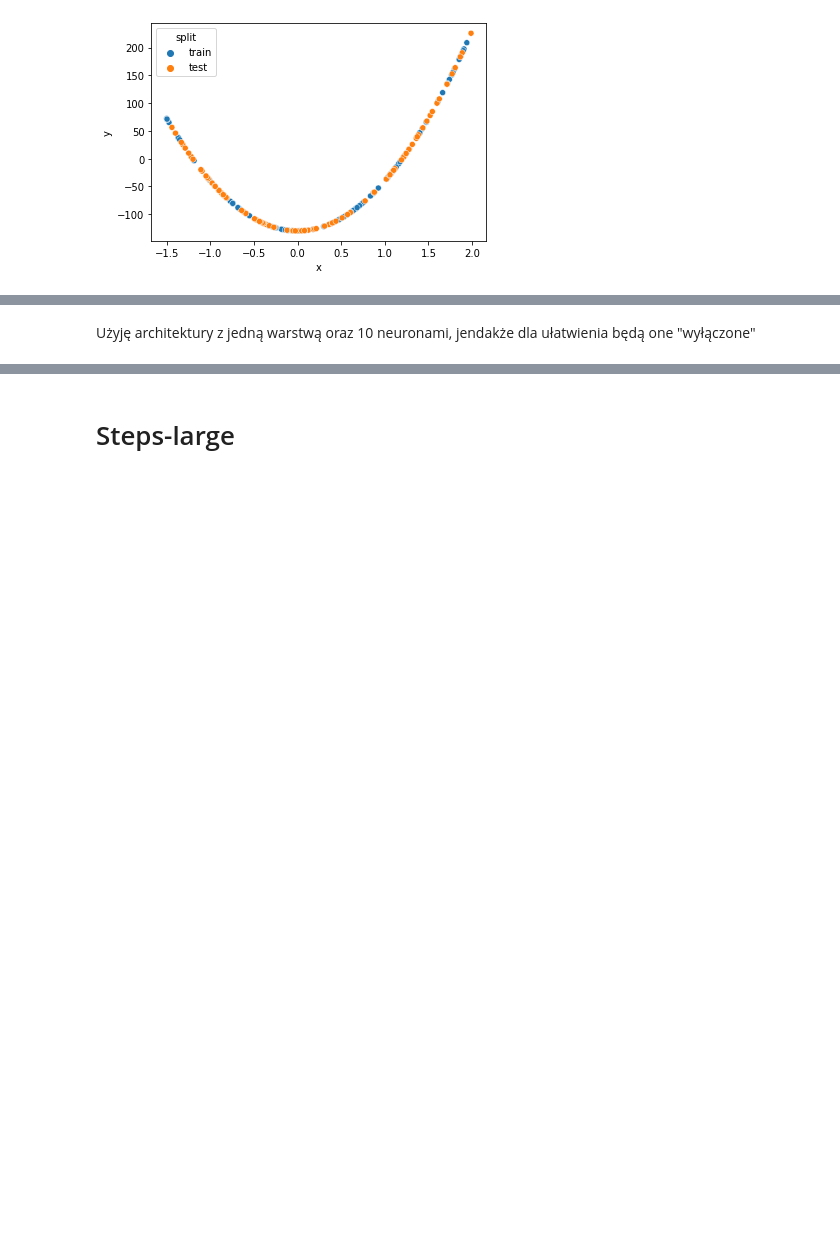
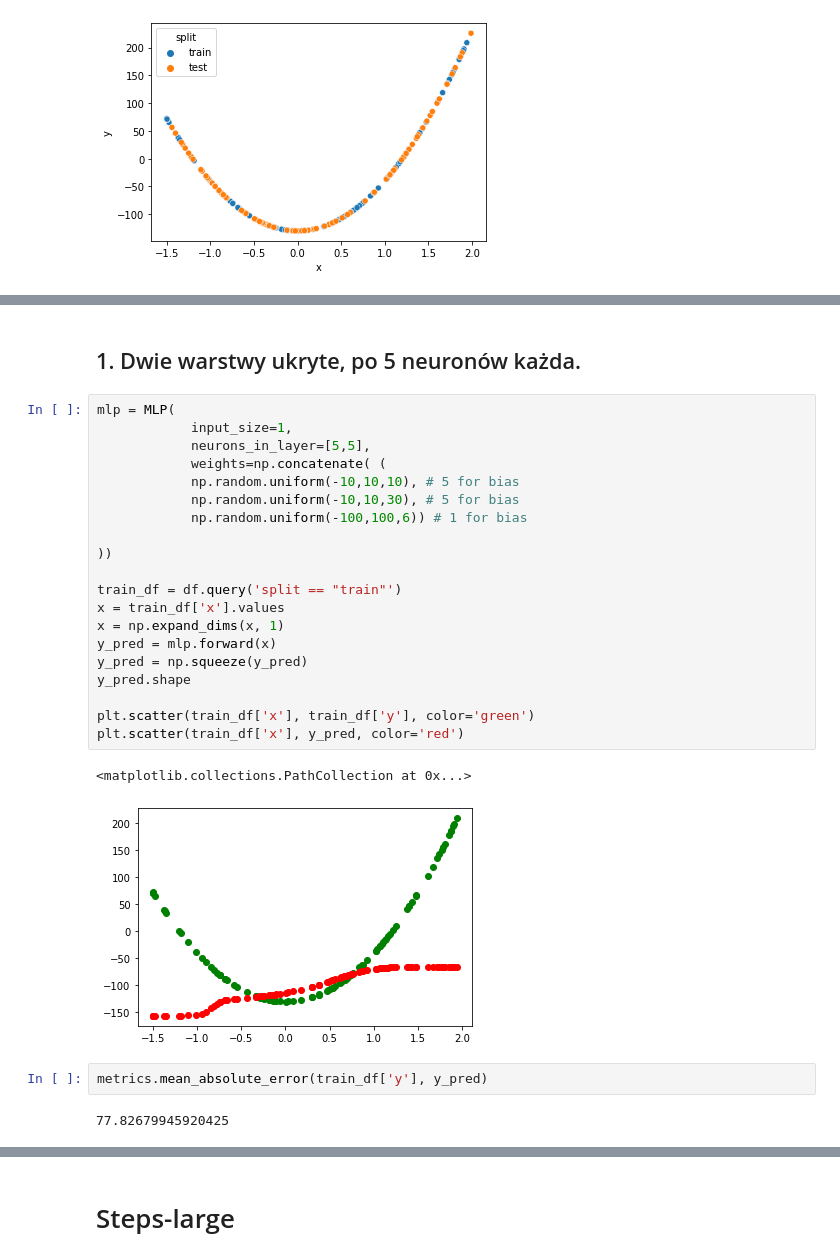
Before and after one commit to jakwisn/metody_inteligencji_obliczeniowej, a Jupyter notebook: zadania/MM_00_Lab_01.ipynb, the cells around one changed output, grey strips where cells are left out. Saved outputs shown, nothing was run; the diff lists cells and outputs as text; blank space fills up the shorter version.

```diff
--- a/zadania/MM_00_Lab_01.ipynb
+++ b/zadania/MM_00_Lab_01.ipynb
@@ -121,5 +144,32 @@ class MLP:
         current_layer = np.c_[np.ones(current_layer.shape[0]), current_layer] @ self.weights[self.layers]
 
         return current_layer
-# %% [markdown]
-Użyję architektury z jedną warstwą oraz 10 neuronami, jendakże dla ułatwienia będą one "wyłączone"
+# %% [markdown]
+## 1. Dwie warstwy ukryte, po 5 neuronów każda.
+# %%
+mlp = MLP(
+            input_size=1,
+            neurons_in_layer=[5,5],
+            weights=np.concatenate( (
+            np.random.uniform(-10,10,10), # 5 for bias
+            np.random.uniform(-10,10,30), # 5 for bias
+            np.random.uniform(-100,100,6)) # 1 for bias
+
+))
+
+train_df = df.query('split == "train"')
+x = train_df['x'].values
+x = np.expand_dims(x, 1)
+y_pred = mlp.forward(x)
+y_pred = np.squeeze(y_pred)
+y_pred.shape
+
+plt.scatter(train_df['x'], train_df['y'], color='green')
+plt.scatter(train_df['x'], y_pred, color='red')
+# %% [output]
+<matplotlib.collections.PathCollection at 0x...>
+[figure, added]
+# %%
+metrics.mean_absolute_error(train_df['y'], y_pred)
+# %% [output]
+77.82679945920425
```
Also changed, not shown: parts of 21 cells of this notebook.
